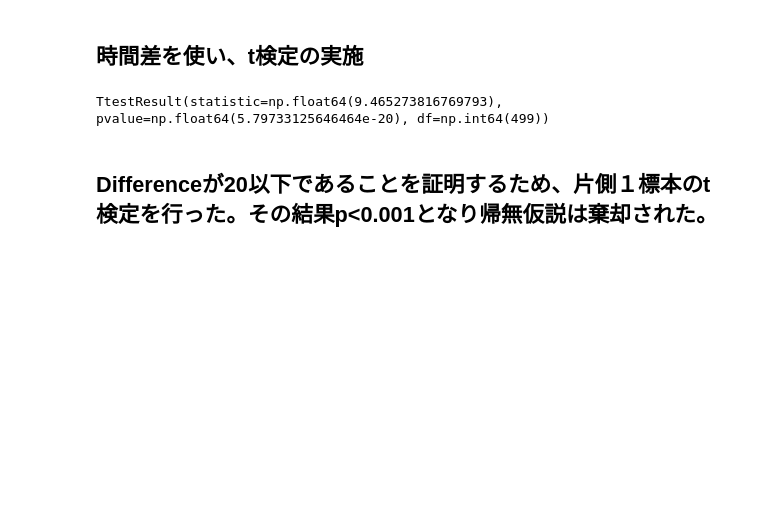
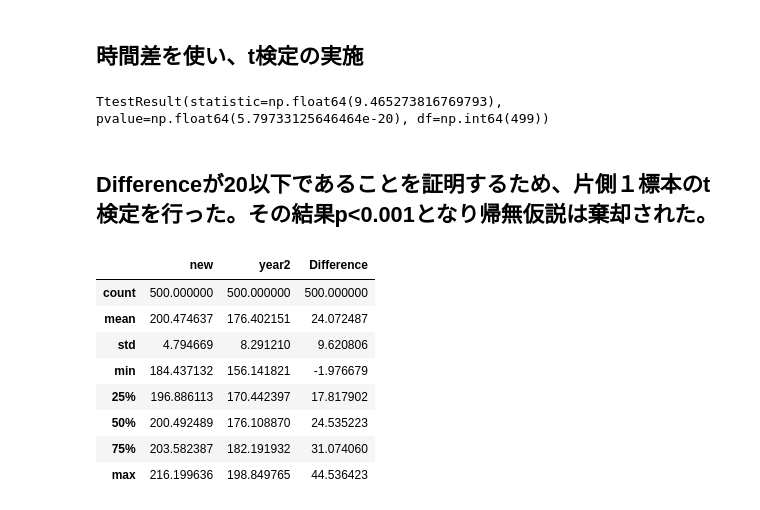
Before and after one commit to NISHIKAWA-3/dsdev, a Jupyter notebook: Lesson07_Graph/課題3：バッテリーの待受時間の仮説検定.ipynb, the cells around one changed output. Saved outputs shown, nothing was run; the diff lists cells and outputs as text; code cells hidden in the pictures; blank space fills up the shorter version.

```diff
--- a/Lesson07_Graph/課題3：バッテリーの待受時間の仮説検定.ipynb
+++ b/Lesson07_Graph/課題3：バッテリーの待受時間の仮説検定.ipynb
@@ -137,3 +139,15 @@ stats.ttest_1samp(dataset['Difference'],20, alternative='greater')
 TtestResult(statistic=np.float64(9.465273816769793), pvalue=np.float64(5.79733125646464e-20), df=np.int64(499))
 # %% [markdown]
 ## Differenceが20以下であることを証明するため、片側１標本のt検定を行った。その結果p<0.001となり帰無仮説は棄却された。
+# %%
+dataset.describe()
+# %% [output]
+|  | new | year2 | Difference |
+| count | 500.000000 | 500.000000 | 500.000000 |
+| mean | 200.474637 | 176.402151 | 24.072487 |
+| std | 4.794669 | 8.291210 | 9.620806 |
+| min | 184.437132 | 156.141821 | -1.976679 |
+| 25% | 196.886113 | 170.442397 | 17.817902 |
+| 50% | 200.492489 | 176.108870 | 24.535223 |
+| 75% | 203.582387 | 182.191932 | 31.074060 |
+| max | 216.199636 | 198.849765 | 44.536423 |
```
Also changed, not shown: parts of 1 cell of this notebook.
